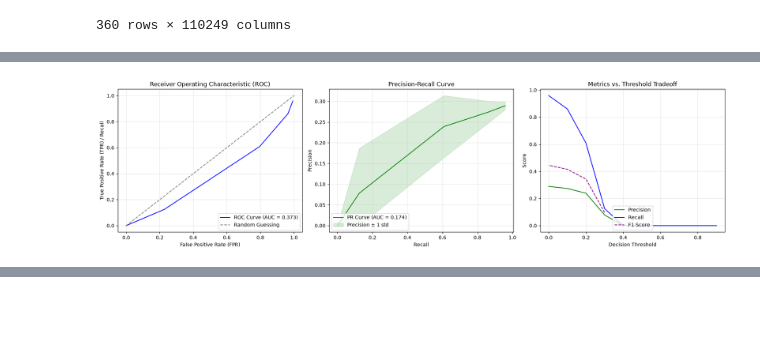
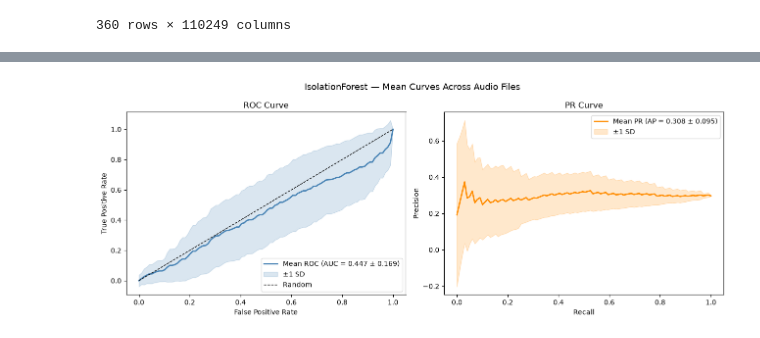
Before and after one commit to rda329/RFCUNY-Research, a Jupyter notebook: notebook.ipynb, the cells around one changed output, grey strips where cells are left out. Saved outputs shown, nothing was run; the diff lists cells and outputs as text; code cells hidden in the pictures; blank space fills up the shorter version.

```diff
--- a/notebook.ipynb
+++ b/notebook.ipynb
@@ -228,10 +207,13 @@ metrics_df
 # %%
 file_p = "./AnomalyDetection/Model_Results/IsolationForest/NonUrban/Gunshots/model_metrics.csv"
 metrics_df.to_csv(file_p, index=False)
-# %%
-from AnomalyDetection import AnomalyDetection_methods
-
-methods = AnomalyDetection_methods()
-methods._plot_model_metrics(metrics_df)
-# %% [output]
-[figure, removed]
+# %%
+from AnomalyDetection import AnomalyDetection_methods
+
+methods = AnomalyDetection_methods()
+natural_bool = 0
+anomaly_type = "Explosion"
+window_size = 5
+test_ratio = 0.3
+metrics_df = methods.IsolationForest_pipeline(natural_bool, anomaly_type, window_size, test_ratio)
+# %% [output]
@@ -237,0 +237 @@ methods._plot_model_metrics(metrics_df)
+[figure, added]
```
Also changed, not shown: parts of 15 cells of this notebook.
